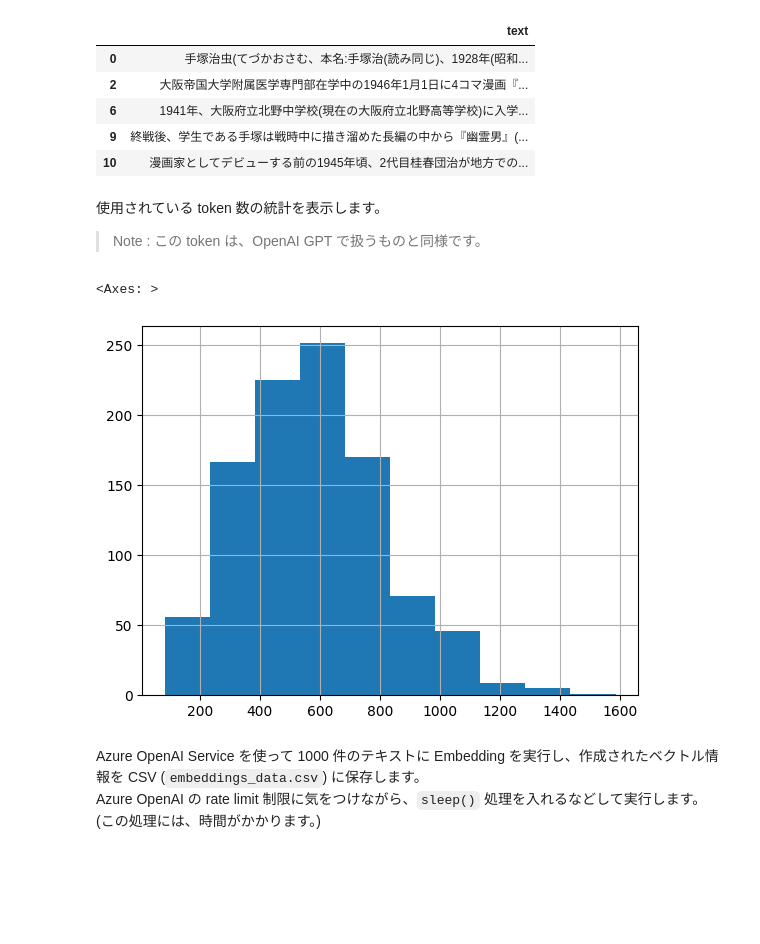
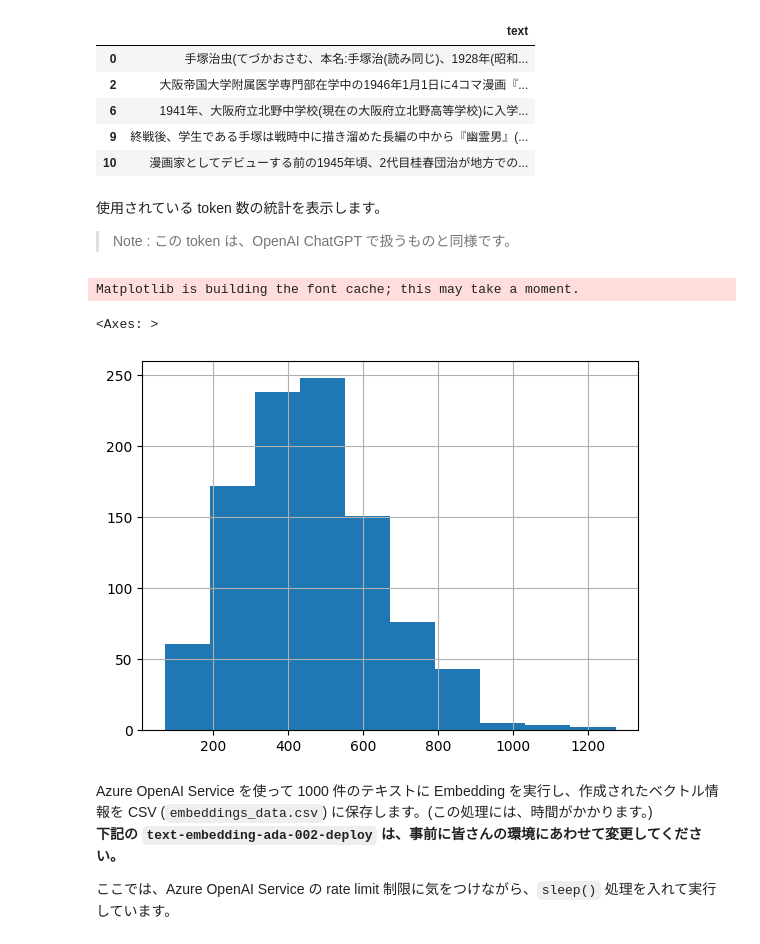
Before and after one commit to tsmatsuz/llm-grounding, a Jupyter notebook: 01-embedding.ipynb, the cells around one changed output. Drawn from its saved outputs; the diff is of its cells as text; code cells hidden in the pictures; blank space fills up the shorter version.

````diff
--- a/01-embedding.ipynb
+++ b/01-embedding.ipynb
@@ -75,27 +71,29 @@ df.head()
 # %% [markdown]
 使用されている token 数の統計を表示します。
 
-> Note : この token は、OpenAI GPT で扱うものと同様です。
+> Note : この token は、OpenAI ChatGPT で扱うものと同様です。
 # %%
 import tiktoken
 
 # Load tokenizer
-tokenizer = tiktoken.get_encoding("gpt2")
-#tokenizer = tiktoken.get_encoding("cl100k_base")  # when it's ada-002 model
+#tokenizer = tiktoken.get_encoding("gpt2")
+tokenizer = tiktoken.get_encoding("cl100k_base")
 
 df = pd.read_csv("document_data.csv", index_col=0)
 df.columns = ["text"]
 
 # Tokenize the text and save the number of tokens to a new column
 df["n_tokens"] = df.text.apply(lambda x: len(tokenizer.encode(x)))
 
 # Visualize the distribution of the number of tokens per row using a histogram
 df.n_tokens.hist()
 # %% [output]
-<Axes: >
+Matplotlib is building the font cache; this may take a moment.
+<Axes: >
-[figure, old version]
+[figure, new version]
 # %% [markdown]
-Azure OpenAI Service を使って 1000 件のテキストに Embedding を実行し、作成されたベクトル情報を CSV (```embeddings_data.csv```) に保存します。<br>
-Azure OpenAI の rate limit 制限に気をつけながら、```sleep()``` 処理を入れるなどして実行します。<br>
-(この処理には、時間がかかります。)
+Azure OpenAI Service を使って 1000 件のテキストに Embedding を実行し、作成されたベクトル情報を CSV (```embeddings_data.csv```) に保存します。(この処理には、時間がかかります。)<br>
+**下記の ```text-embedding-ada-002-deploy``` は、事前に皆さんの環境にあわせて変更してください。**
+
+ここでは、Azure OpenAI Service の rate limit 制限に気をつけながら、```sleep()``` 処理を入れて実行しています。
 # %%
````
Also changed, not shown: parts of 5 cells of this notebook, 5 other files.
